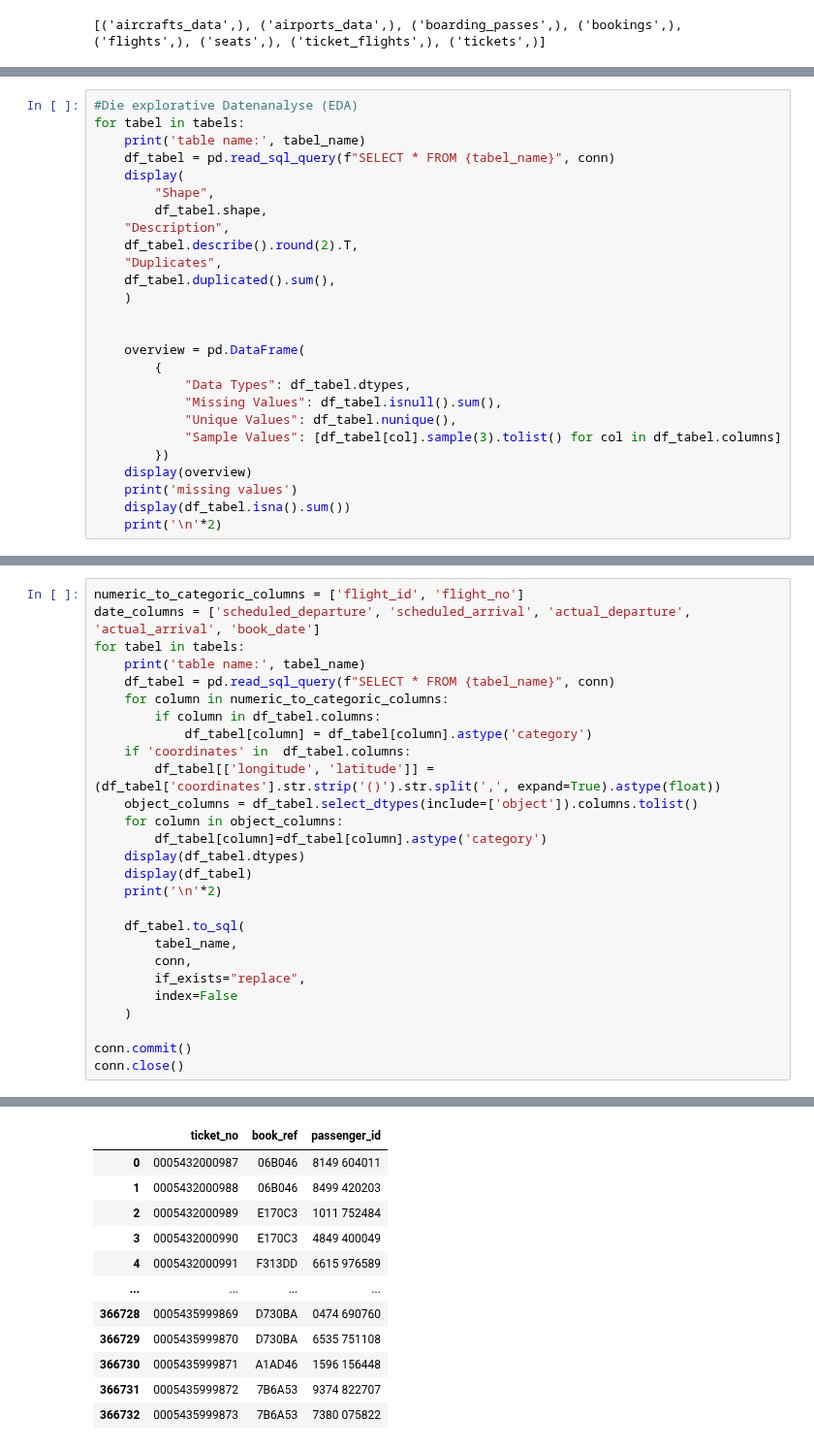
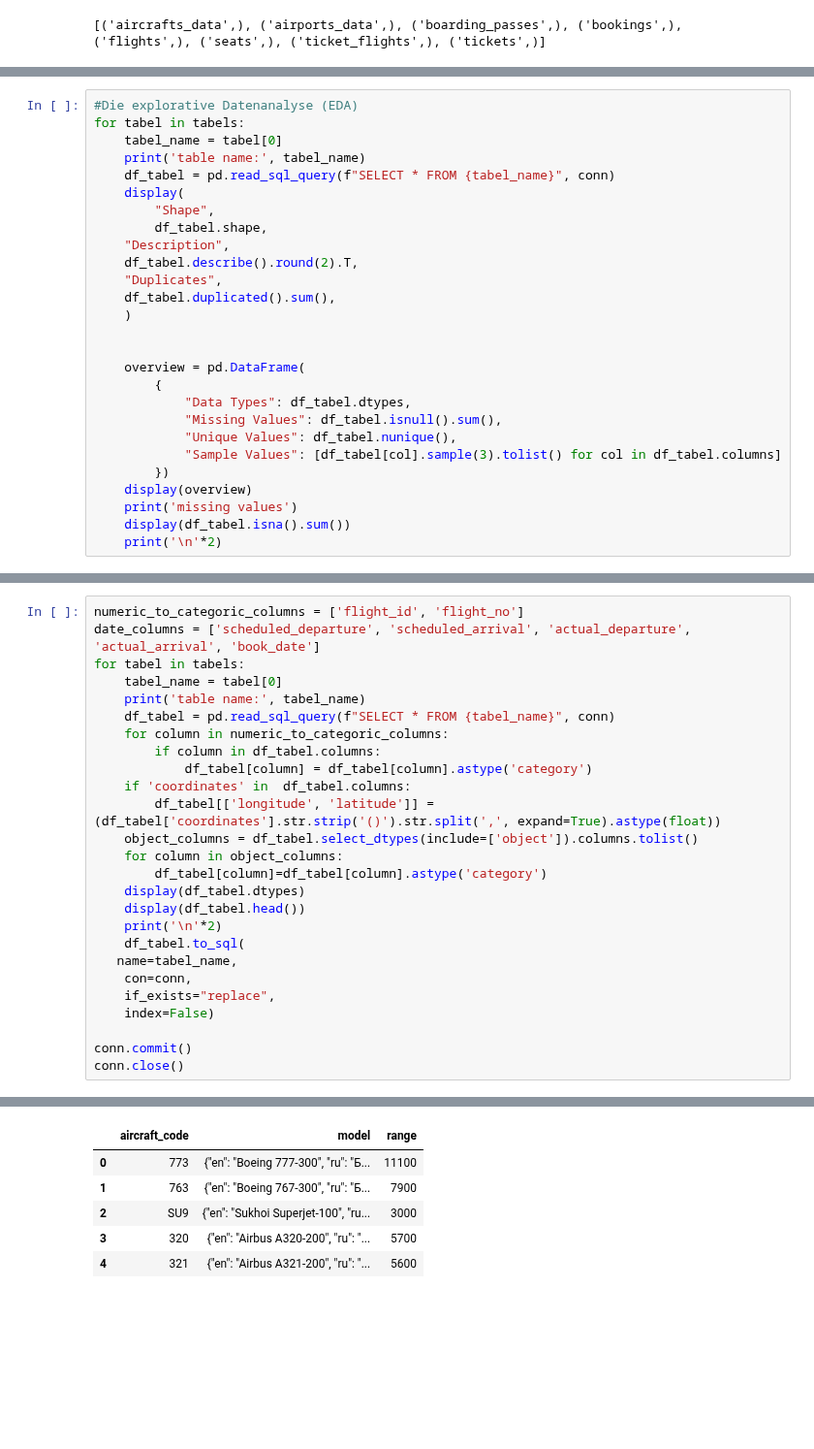
Before and after one commit to YamenNahhas/my-data-project, a Jupyter notebook: notebooks/Airline Data Analysis Using SQL/EDA und Datareinigung.ipynb, the cells around one changed output, grey strips where cells are left out. Shown at 97% size. Saved outputs shown, nothing was run; the diff lists cells and outputs as text; blank space fills up the shorter version.

```diff
--- a/notebooks/Airline Data Analysis Using SQL/EDA und Datareinigung.ipynb
+++ b/notebooks/Airline Data Analysis Using SQL/EDA und Datareinigung.ipynb
@@ -79,6 +79,7 @@ table name: flights
 # %%
 #Die explorative Datenanalyse (EDA)
 for tabel in tabels:
+    tabel_name = tabel[0]
     print('table name:', tabel_name)
     df_tabel = pd.read_sql_query(f"SELECT * FROM {tabel_name}", conn)
     display(
@@ -129,6 +128,7 @@ table name: tickets
 numeric_to_categoric_columns = ['flight_id', 'flight_no']
 date_columns = ['scheduled_departure', 'scheduled_arrival', 'actual_departure', 'actual_arrival', 'book_date']
 for tabel in tabels:
+    tabel_name = tabel[0]
     print('table name:', tabel_name)
     df_tabel = pd.read_sql_query(f"SELECT * FROM {tabel_name}", conn)
     for column in numeric_to_categoric_columns:
@@ -140,15 +140,13 @@ for tabel in tabels:
     for column in object_columns:
         df_tabel[column]=df_tabel[column].astype('category')
     display(df_tabel.dtypes)
-    display(df_tabel)
+    display(df_tabel.head())
     print('\n'*2)
-
     df_tabel.to_sql(
-        tabel_name,
-        conn,
-        if_exists="replace",
-        index=False
-    )
+   name=tabel_name,
+    con=conn,
+    if_exists="replace",
+    index=False)
 
 conn.commit()
 conn.close()
@@ -160,13 +158,7 @@ passenger_id    category
 dtype: object
-|  | ticket_no | book_ref | passenger_id |
-| 0 | 0005432000987 | 06B046 | 8149 604011 |
-| 1 | 0005432000988 | 06B046 | 8499 420203 |
-| 2 | 0005432000989 | E170C3 | 1011 752484 |
-| 3 | 0005432000990 | E170C3 | 4849 400049 |
-| 4 | 0005432000991 | F313DD | 6615 976589 |
-| ... | ... | ... | ... |
-| 366728 | 0005435999869 | D730BA | 0474 690760 |
-| 366729 | 0005435999870 | D730BA | 6535 751108 |
-| 366730 | 0005435999871 | A1AD46 | 1596 156448 |
-| 366731 | 0005435999872 | 7B6A53 | 9374 822707 |
-| 366732 | 0005435999873 | 7B6A53 | 7380 075822 |
+|  | aircraft_code | model | range |
+| 0 | 773 | {"en": "Boeing 777-300", "ru": "Б... | 11100 |
+| 1 | 763 | {"en": "Boeing 767-300", "ru": "Б... | 7900 |
+| 2 | SU9 | {"en": "Sukhoi Superjet-100", "ru... | 3000 |
+| 3 | 320 | {"en": "Airbus A320-200", "ru": "... | 5700 |
+| 4 | 321 | {"en": "Airbus A321-200", "ru": "... | 5600 |
```
Also changed, not shown: parts of 3 cells of this notebook.
